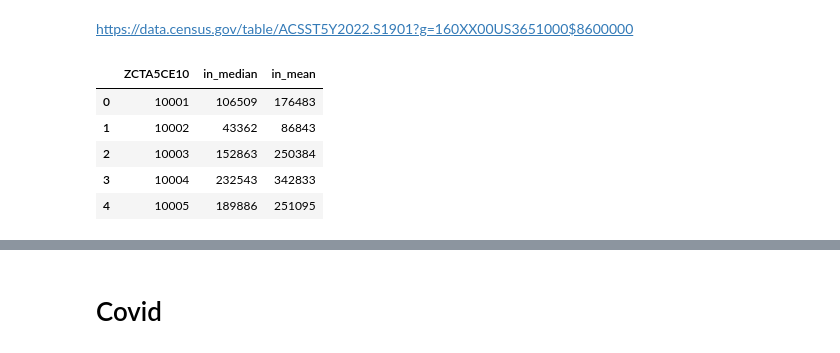
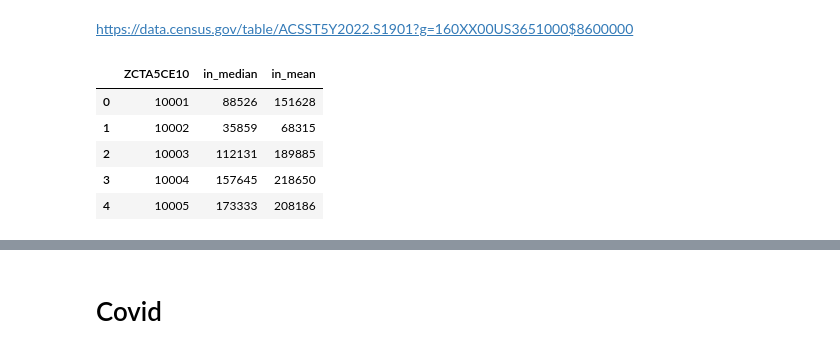
Before and after one commit to bail-reform/NYC, a Jupyter notebook: NYC_Data_Aggregation .ipynb, the cells around one changed output, grey strips where cells are left out. Cells and saved outputs as stored; diff of their text form; code cells hidden in the pictures.

```diff
--- a/NYC_Data_Aggregation .ipynb
+++ b/NYC_Data_Aggregation .ipynb
@@ -269,20 +269,20 @@ crime.head()
 # %% [markdown]
 https://data.census.gov/table/ACSST5Y2022.S1901?g=160XX00US3651000$8600000
 # %%
-file_path = '/Users/yokij/Desktop/Capstone/NYC/NYC_ACSST5Y2022S1901.csv'
+file_path = '/Users/yokij/Desktop/Capstone/NYC/NYC_ACSST5Y2018S1901.csv'
 df = pd.read_csv(file_path, low_memory=False)
 HI = df[['NAME', 'S1901_C01_012E', 'S1901_C01_013E']]
 HI = HI.iloc[1:].reset_index(drop=True)
 HI.columns = ['ZCTA5CE10', 'in_median', 'in_mean']
 HI['ZCTA5CE10'] = HI['ZCTA5CE10'].str.replace('ZCTA5 ', '')
 HI.head()
 # %% [output]
 |  | ZCTA5CE10 | in_median | in_mean |
-| 0 | 10001 | 106509 | 176483 |
-| 1 | 10002 | 43362 | 86843 |
-| 2 | 10003 | 152863 | 250384 |
-| 3 | 10004 | 232543 | 342833 |
-| 4 | 10005 | 189886 | 251095 |
+| 0 | 10001 | 88526 | 151628 |
+| 1 | 10002 | 35859 | 68315 |
+| 2 | 10003 | 112131 | 189885 |
+| 3 | 10004 | 157645 | 218650 |
+| 4 | 10005 | 173333 | 208186 |
 # %%
 crime = crime.merge(HI, on = 'ZCTA5CE10', how = 'outer')
 crime.head()
```
Also changed, not shown: parts of 8 cells of this notebook.
